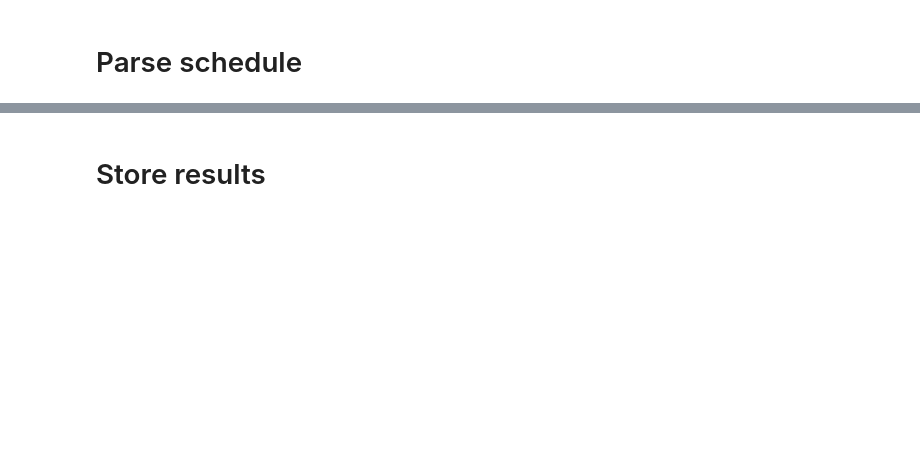
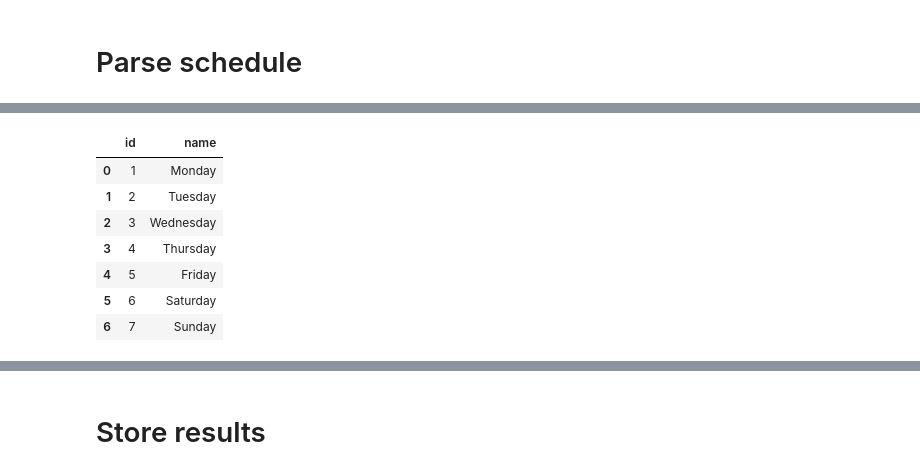
Before and after one commit to Ph0tonic/Intro2DataBase, a Jupyter notebook: parse_business.ipynb, the cells around one changed output, grey strips where cells are left out. Cells and saved outputs as stored; diff of their text form; code cells hidden in the pictures; blank space fills up the shorter version.

```diff
--- a/parse_business.ipynb
+++ b/parse_business.ipynb
@@ -321,0 +782,16 @@ day_table
+# %%
+days = ["Monday", "Tuesday", "Wednesday", "Thursday", "Friday", "Saturday", "Sunday"]
+day_table = pd.DataFrame(days, columns=["name"])
+day_table.index += 1
+day_table = day_table.reset_index().rename(columns={"index": "id"})
+day_dict = day_table.set_index("name")["id"].to_dict()
+day_table
+# %% [output]
+|  | id | name |
+| 0 | 1 | Monday |
+| 1 | 2 | Tuesday |
+| 2 | 3 | Wednesday |
+| 3 | 4 | Thursday |
+| 4 | 5 | Friday |
+| 5 | 6 | Saturday |
+| 6 | 7 | Sunday |
```
Also changed, not shown: parts of 41 cells of this notebook, 1 other file.
